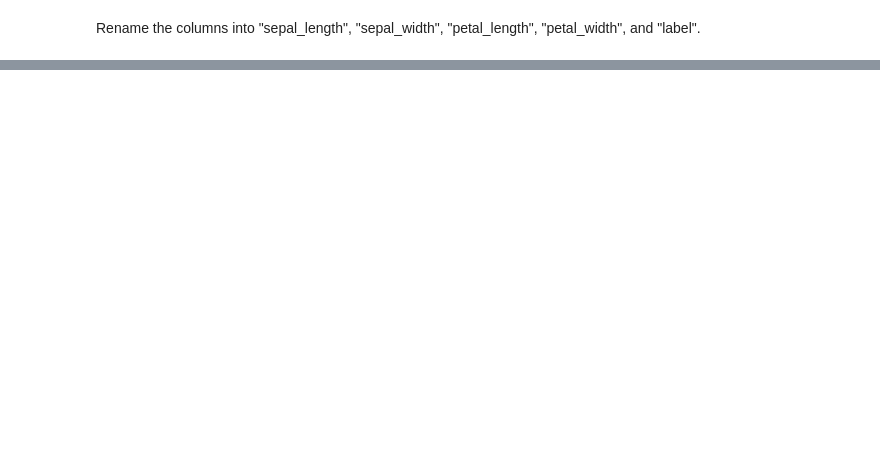
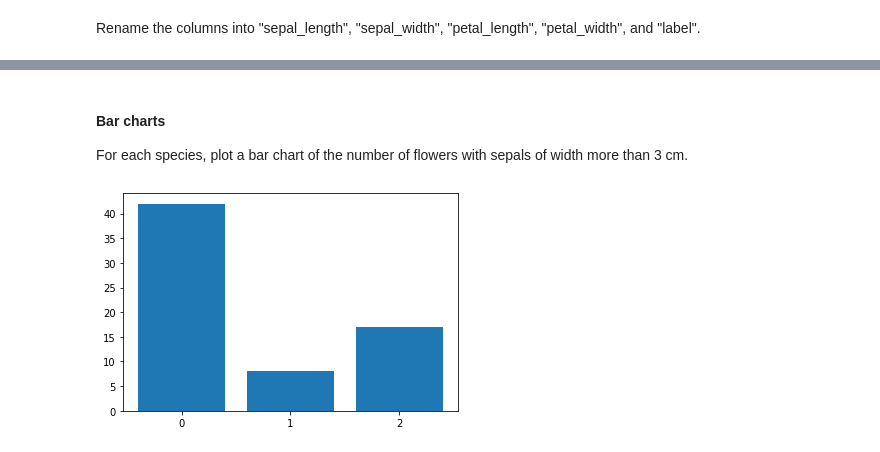
Before and after one commit to RussellDash332/EXPOSE-DSA, a Jupyter notebook: EXPOSE.ipynb, the cells around one changed output, grey strips where cells are left out. Drawn from its saved outputs; the diff is of its cells as text; code cells hidden in the pictures; blank space fills up the shorter version.

```diff
--- a/EXPOSE.ipynb
+++ b/EXPOSE.ipynb
@@ -118,0 +267,11 @@ There are several types of visualisations that we can do, including:
+# %% [markdown]
+#### Bar charts
+For each species, plot a bar chart of the number of flowers with sepals of width more than 3 cm.
+# %%
+def count_wide_sepals(label):
+    return df[(df.sepal_width > 3) & (df.label == label)].shape[0]
+
+# Apply the labels into strings so Python thinks it as a category instead of a number
+fig = plt.bar(x=df.label.apply(str), height=df.label.apply(count_wide_sepals))
+# %% [output]
+[figure, added]
```
Also changed, not shown: parts of 32 cells of this notebook, 2 other files.
